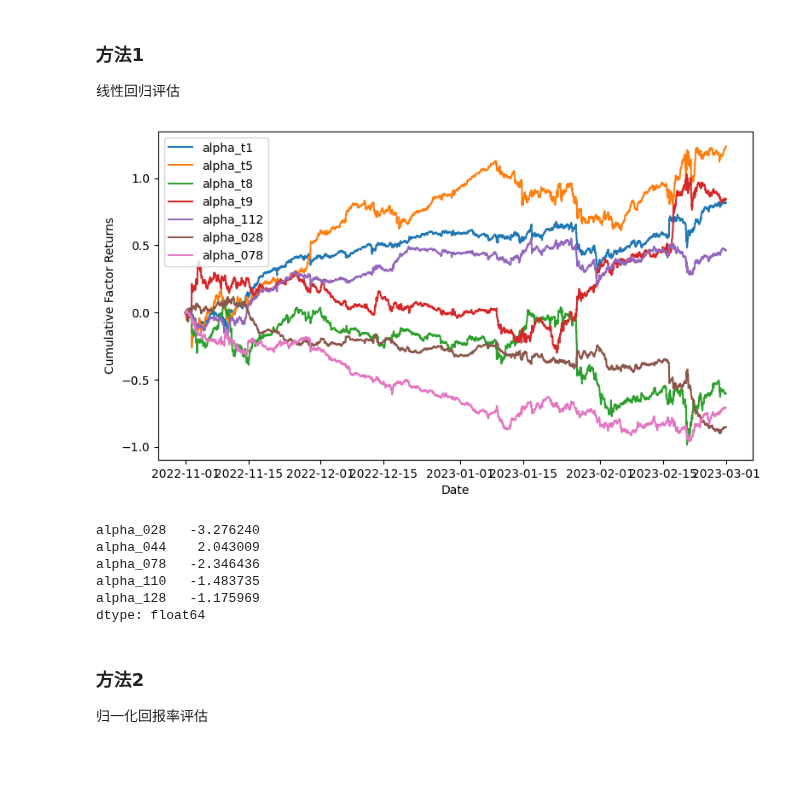
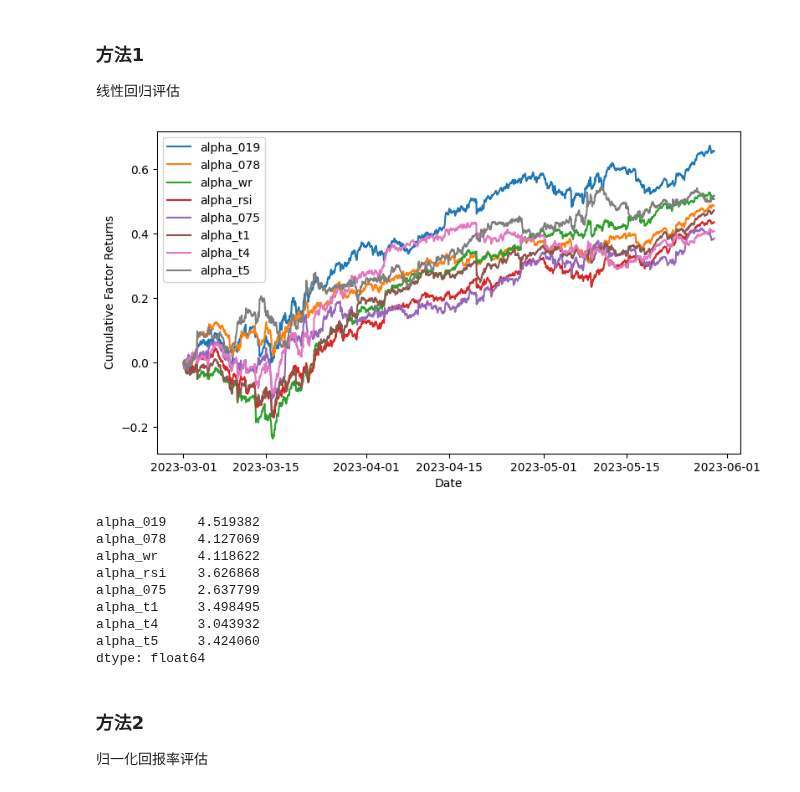
Before and after one commit to JiaRuiming-1/AI-Trading, a Jupyter notebook: alpha_factor/Bitcon_Test.ipynb, the cells around one changed output. Drawn from its saved outputs; the diff is of its cells as text; code cells hidden in the pictures; blank space fills up the shorter version.

```diff
--- a/alpha_factor/Bitcon_Test.ipynb
+++ b/alpha_factor/Bitcon_Test.ipynb
@@ -469,11 +547,10 @@ base_columns = [
 # %%
 # t7 not need zscore
 factor_names = [
-        'alpha_wt', 'alpha_cci', 'alpha_srsi', 'alpha_rsi', 'alpha_wr',
-        'alpha_ppo', 'alpha_t1', 'alpha_t2', 'alpha_t3', 'alpha_t4',
-        'alpha_t5', 'alpha_t5a', 'alpha_t6', 'alpha_t8', 'alpha_t9', 'alpha_t10',
-        'alpha_019', 'alpha_019a','alpha_112', 'alpha_075',
-        'alpha_028', 'alpha_044', 'alpha_078', 'alpha_110', 'alpha_128'
+    'alpha_wt', 'alpha_cci', 'alpha_srsi', 'alpha_rsi', 'alpha_wr', 'alpha_ppo', 'alpha_macd','alpha_kdj',
+    'alpha_t1', 'buy_percent', 'alpha_t2', 'alpha_t3', 'alpha_t4',
+    'alpha_t5', 'alpha_t8', 'alpha_t8a', 'alpha_t9', 'alpha_t10',
+    'alpha_028', 'alpha_019', 'alpha_044', 'alpha_078', 'alpha_112', 'alpha_110', 'alpha_128', 'alpha_075'
         ]
 
 
@@ -516,6 +591,6 @@ universe.shape
 # %%
-start_time = '2022-11-01 00:00:00'
-end_time = '2023-03-01 00:00:00'
+start_time = '2023-03-01 00:00:00'
+end_time = '2023-06-01 00:00:00'
 # universe = universe.loc[(universe.index>=start_time) & (universe.index<=end_time)]
 # %% [markdown]
 ### 构造评估数据
@@ -569,7 +644,7 @@ def factors_from_names(n, name):
 def estimate_factor_returns(df, name='alpha_'):
     ## winsorize returns for fitting
     estu = df.copy(deep=True)
-    estu['returns_2'] = wins(estu['returns_2'], -0.3, 0.3)
+    estu['returns_2'] = wins(estu['returns_2'], -0.1, 0.1)
     #all_factors = factors_from_names(list(df), name)
     results = pd.Series()
     for factor_name in factor_names:
@@ -614,36 +689,41 @@ for dt in tqdm(calendar, desc='regression factor returns'):
 # %%
 ### plot
 date_list = alpha_df.index.unique()
 facret_df = pd.DataFrame(index = date_list)
 
 for ii, dt in zip(calendar,date_list):
     for alp in factor_names:
         facret_df.at[dt, alp] = facret[ii][alp]
 
+
+## googd
+## 'alpha_wr', 'alpha_rsi',  'alpha_ppo', 'alpha_t4', 'alpha_t5', 'alpha_t9a', 'alpha_t10', 'alpha_075'
 display_field  = [
-        #'alpha_t4', 'alpha_t6', 'alpha_t10',  'alpha_019a',
-        #'alpha_ppo',  'alpha_wr', 'alpha_srsi', 'alpha_cci',  'alpha_rsi', 'alpha_019', 'alpha_075',
-        #'alpha_t1',  'alpha_t5',  'alpha_t8', 'alpha_t9', 'alpha_112', 'alpha_028', 'alpha_078',
+    'alpha_019',  'alpha_078', 'alpha_wr', 'alpha_rsi', 'alpha_075', 'alpha_t1', 'alpha_t4', 'alpha_t5',
+    # 'alpha_cci',   'alpha_ppo',  'alpha_macd', 'alpha_t8a', 'alpha_t9', 'alpha_028', 'alpha_kdj',
 ]
 
 for column in display_field:
     plt.plot(facret_df[column].cumsum(), label=column)
     #plt.plot(facret_df[column], label=column)
 plt.legend(loc='upper left')
 plt.xlabel('Date')
 plt.ylabel('Cumulative Factor Returns')
 plt.show()
 # %% [output]
-[figure, old version]
+[figure, new version]
 # %%
 # sharp ratio
 np.sqrt(24*252) * (facret_df[display_field].mean())/ facret_df[display_field].std()
 # %% [output]
-alpha_028   -3.276240
-alpha_044    2.043009
-alpha_078   -2.346436
-alpha_110   -1.483735
-alpha_128   -1.175969
+alpha_019    4.519382
+alpha_078    4.127069
+alpha_wr     4.118622
+alpha_rsi    3.626868
+alpha_075    2.637799
+alpha_t1     3.498495
+alpha_t4     3.043932
+alpha_t5     3.424060
 dtype: float64
 # %%
 def cal_auto_corr(data, alpha_cols):
```
Also changed, not shown: parts of 48 cells of this notebook.
